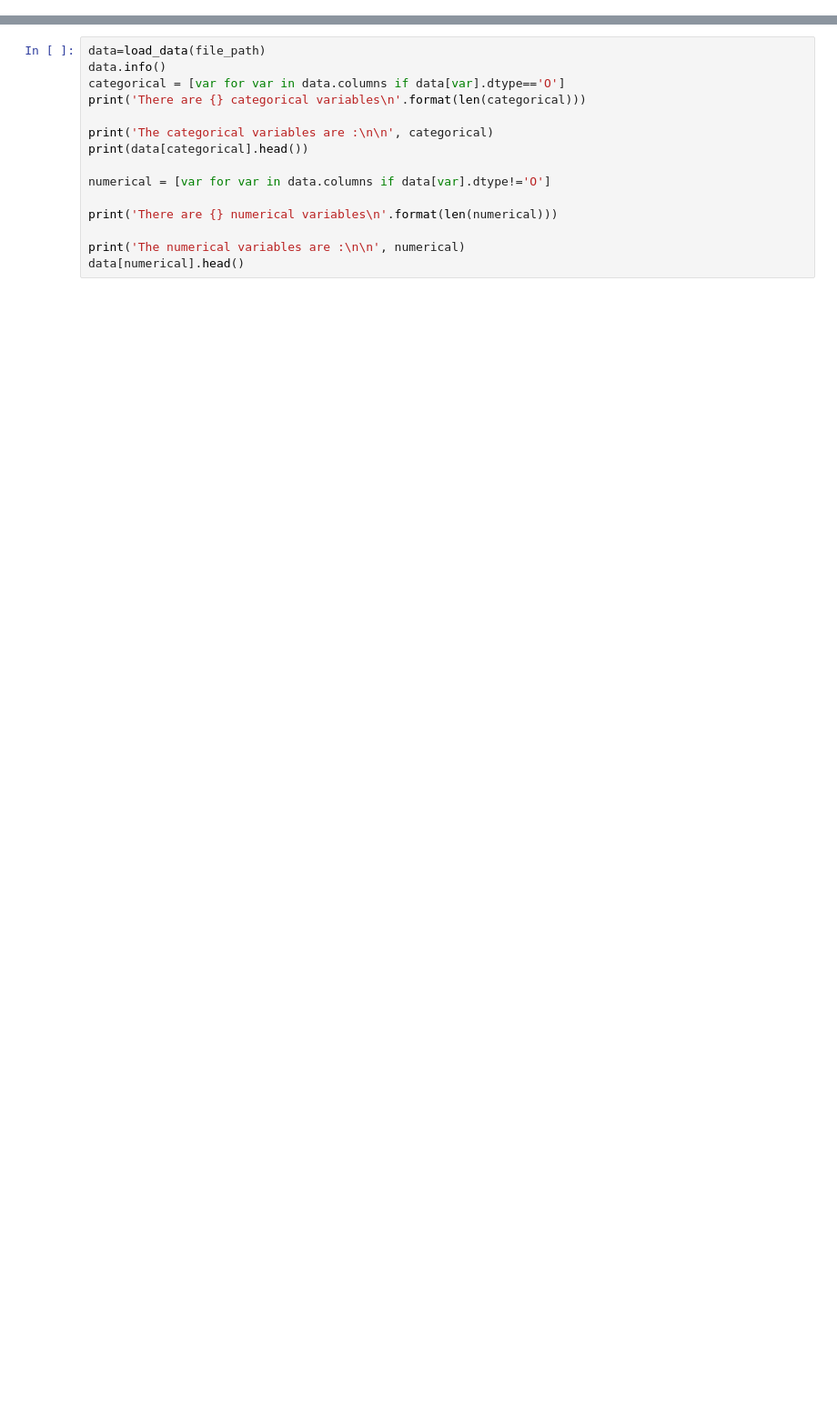
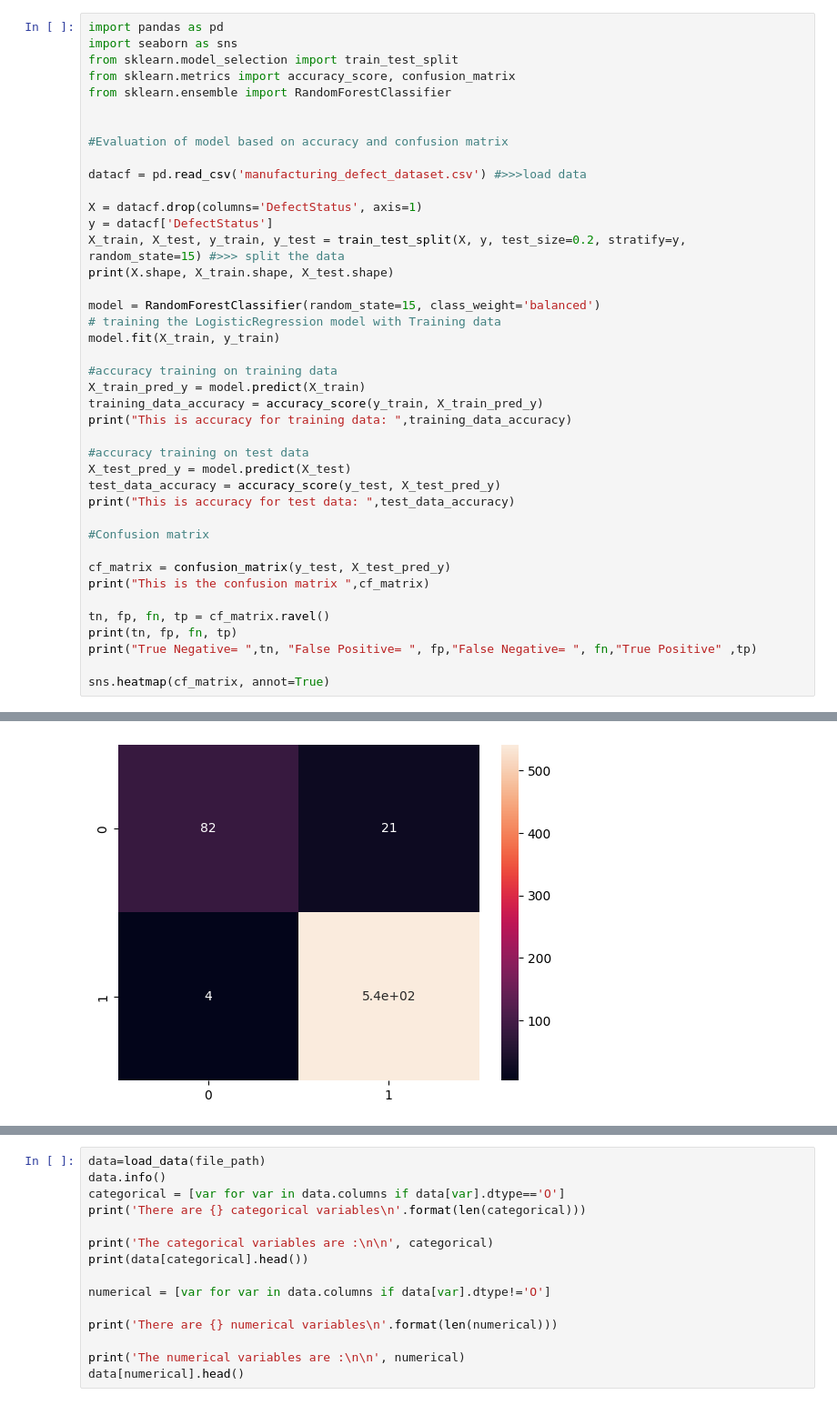
Before and after one commit to williamtaite-sys/SCEM_Section-C, a Jupyter notebook: Section_C.ipynb, the cells around one changed output, grey strips where cells are left out. Shown: that part at 91% size. Saved outputs shown, nothing was run; the diff lists cells and outputs as text; blank space fills up the shorter version.

```diff
--- a/Section_C.ipynb
+++ b/Section_C.ipynb
@@ -0,0 +354,42 @@
+# %%
+import pandas as pd
+import seaborn as sns
+from sklearn.model_selection import train_test_split
+from sklearn.metrics import accuracy_score, confusion_matrix
+from sklearn.ensemble import RandomForestClassifier
+
+
+#Evaluation of model based on accuracy and confusion matrix
+
+datacf = pd.read_csv('manufacturing_defect_dataset.csv') #>>>load data
+
+X = datacf.drop(columns='DefectStatus', axis=1)
+y = datacf['DefectStatus']
+X_train, X_test, y_train, y_test = train_test_split(X, y, test_size=0.2, stratify=y, random_state=15) #>>> split the data
+print(X.shape, X_train.shape, X_test.shape)
+
+model = RandomForestClassifier(random_state=15, class_weight='balanced')
+# training the LogisticRegression model with Training data
+model.fit(X_train, y_train)
+
+#accuracy training on training data
+X_train_pred_y = model.predict(X_train)
+training_data_accuracy = accuracy_score(y_train, X_train_pred_y)
+print("This is accuracy for training data: ",training_data_accuracy)
+
+#accuracy training on test data
+X_test_pred_y = model.predict(X_test)
+test_data_accuracy = accuracy_score(y_test, X_test_pred_y)
+print("This is accuracy for test data: ",test_data_accuracy)
+
+#Confusion matrix
+
+cf_matrix = confusion_matrix(y_test, X_test_pred_y)
+print("This is the confusion matrix ",cf_matrix)
+
+tn, fp, fn, tp = cf_matrix.ravel()
+print(tn, fp, fn, tp)
+print("True Negative= ",tn, "False Positive= ", fp,"False Negative= ", fn,"True Positive" ,tp)
+
+sns.heatmap(cf_matrix, annot=True)
+# %% [output]
@@ -1,3 +404,4 @@
+[figure, added]
 # %%
 # Step 1: Import Libraries
 import pandas as pd
```
Also changed, not shown: parts of 17 cells of this notebook, 1 other file.
